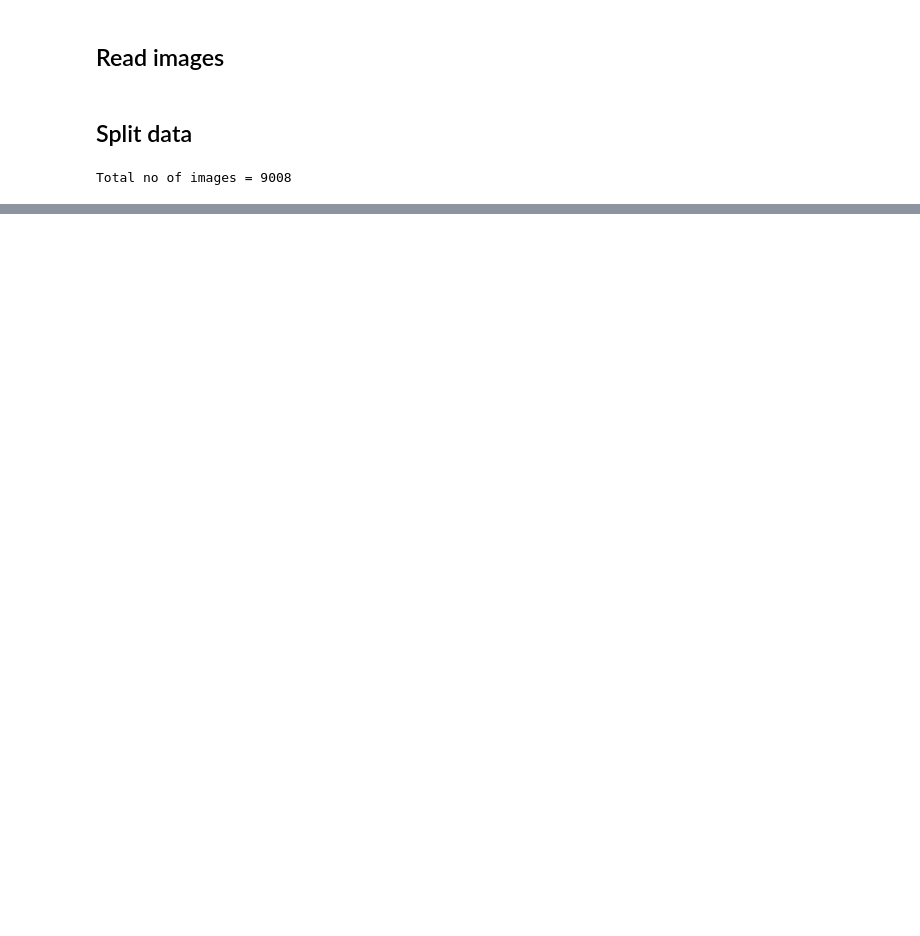
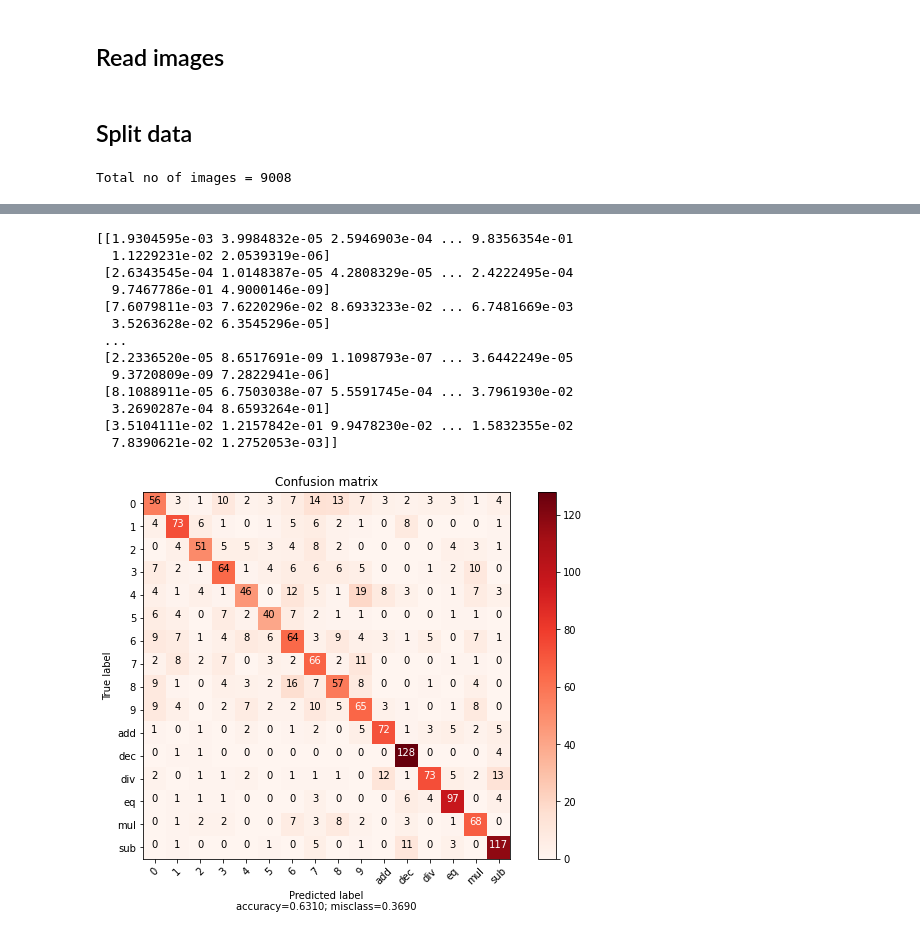
Before and after one commit to BrunosBastos/TAAProject1, a Jupyter notebook: ml.ipynb, the cells around one changed output, grey strips where cells are left out. Cells and saved outputs as stored; diff of their text form; code cells hidden in the pictures; blank space fills up the shorter version.

```diff
--- a/ml.ipynb
+++ b/ml.ipynb
@@ -109,16 +117,17 @@ model = Sequential([
 
 #Defining the Convolutional Neural Network
 cnn_model = Sequential()
-cnn_model.add(layers.Conv2D(64, (3, 3), input_shape = (img_width,img_height,img_channels), activation='relu'))
-cnn_model.add(layers.MaxPooling2D(pool_size = (2, 2)))
+#cnn_model.add(layers.Conv2D(64, (3, 3), input_shape = (image_width,image_height,img_channels), activation='relu'))
+#cnn_model.add(layers.MaxPooling2D(pool_size = (2, 2)))
 
-cnn_model.add(layers.Conv2D(128, (3, 3), input_shape = (img_width,img_height,img_channels), activation='relu'))
-cnn_model.add(layers.MaxPooling2D(pool_size = (2, 2)))
+#cnn_model.add(layers.Conv2D(128, (3, 3), input_shape = (image_width,image_height,img_channels), activation='relu'))
+#cnn_model.add(layers.MaxPooling2D(pool_size = (2, 2)))
 
-cnn_model.add(layers.Flatten())
-
-cnn_model.add(layers.Dense(units = 512, activation = 'relu'))
-cnn_model.add(layers.Dense(units = num_classes, activation = 'softmax'))
+cnn_model.add(layers.Flatten(input_shape = (image_width,image_height,img_channels)))
+cnn_model.add(layers.Dropout(.2))
+cnn_model.add(layers.Dense(units = 500, activation = 'relu'))
+#cnn_model.add(layers.Dense(units = 30, activation = 'relu'))
+cnn_model.add(layers.Dense(units = num_classes, activation = 'sigmoid'))
 # After defining our model, we will check the model by its summary.
 
 #CNN Model Summary
@@ -151,7 +173,7 @@ y = np.random.randint(0, 2, (2, 2))
 model.fit(x, y,epochs=epochs)
 '''
 history = cnn_model.fit(
-  x_train.reshape(len(x_train), 30, 30, 1),
+  x_train.reshape(len(x_train), image_width, image_height, 1),
   y_train,
   epochs=epochs
 )
@@ -235,34 +285,49 @@ print(y_pred[0], tf.argmax(y_pred[0]), [y for x, y in val_ds][0])
 print(val_ds)
 for images, labels in val_ds.take(1):
     for i in range(32):
         ax = plt.subplot(6, 6, i + 1)
         plt.imshow(images[i].numpy().astype("uint8"))
         plt.title(class_names[labels[i]])
         plt.axis("off")
 
 
 plt.show()
 for images, labels in val_ds.take(1):
     for i in range(32):
         ax = plt.subplot(6, 6, i + 1)
         plt.imshow(images[i].numpy().astype("uint8"))
         plt.title(class_names[labels[i]])
         plt.axis("off")
 
 
 print(y_pred.shape)
 '''
 #y_pred = tf.nn.softmax(y_pred)
 
 print(y_pred)
 predicted_categories = tf.argmax(y_pred, axis=1)
 
 
 #true_categories = tf.concat([y for x, y in val_ds], axis=0)
 true_categories = y_test
 
 cm = confusion_matrix(true_categories,predicted_categories)
-plot_confusion_matrix(cm, class_names, normalize=False)
+plot_confusion_matrix(cm, classes, normalize=False)
+# %% [output]
+[[1.9304595e-03 3.9984832e-05 2.5946903e-04 ... 9.8356354e-01
+  1.1229231e-02 2.0539319e-06]
+ [2.6343545e-04 1.0148387e-05 4.2808329e-05 ... 2.4222495e-04
+  9.7467786e-01 4.9000146e-09]
+ [7.6079811e-03 7.6220296e-02 8.6933233e-02 ... 6.7481669e-03
+  3.5263628e-02 6.3545296e-05]
+ ...
+ [2.2336520e-05 8.6517691e-09 1.1098793e-07 ... 3.6442249e-05
+  9.3720809e-09 7.2822941e-06]
+ [8.1088911e-05 6.7503038e-07 5.5591745e-04 ... 3.7961930e-02
+  3.2690287e-04 8.6593264e-01]
+ [3.5104111e-02 1.2157842e-01 9.9478230e-02 ... 1.5832355e-02
+  7.8390621e-02 1.2752053e-03]]
+[figure, added]
 # %%
 test_image_path = "9.png"
 
```
Also changed, not shown: parts of 8 cells of this notebook.
